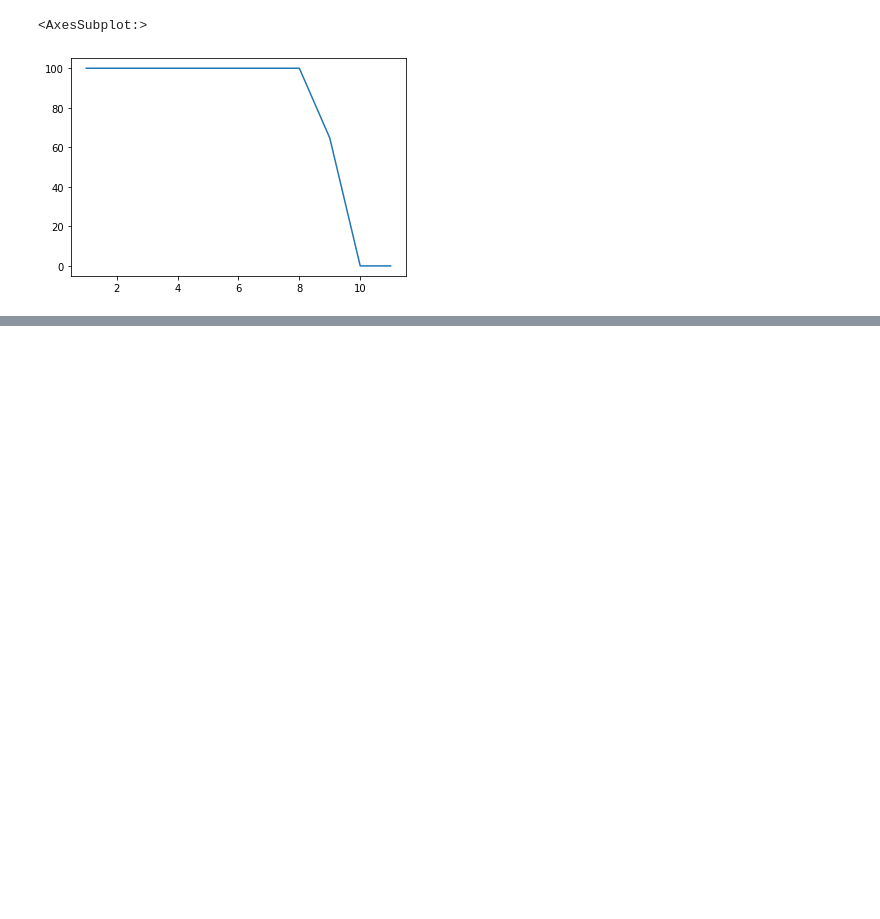
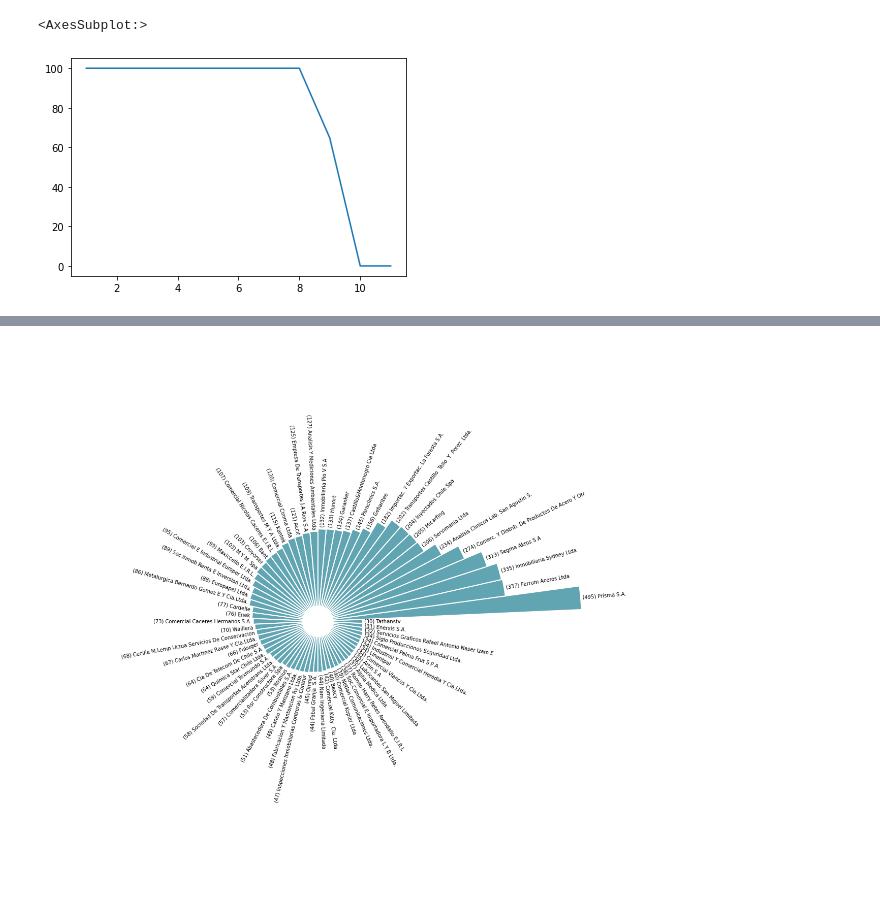
Before and after one commit to melipass/umayor-business-intelligence, a Jupyter notebook: tarea-1b/1 - Testing.ipynb, the cells around one changed output, grey strips where cells are left out. Saved outputs shown, nothing was run; the diff lists cells and outputs as text; code cells hidden in the pictures; blank space fills up the shorter version.

Commit message:
Several new queries and plots regarding sales, customers and product data.

```diff
--- a/tarea-1b/1 - Testing.ipynb
+++ b/tarea-1b/1 - Testing.ipynb
@@ -280,0 +288,5 @@ cumplimiento["Porcentaje de cumplimiento"].plot(kind="line")
+# %%
+pedidos_clientes = send_query("""Select cliente.nombre NOMBRE, COUNT(boleta."id") PEDIDOS
+from boleta INNER JOIN cliente
+ON cliente."id" = boleta.id_cliente
+GROUP BY cliente.nombre""")
@@ -280,0 +295,67 @@ cumplimiento["Porcentaje de cumplimiento"].plot(kind="line")
+# %%
+pedidos_clientes = pedidos_clientes.sort_values(by=['PEDIDOS'], ascending=False).head(70)
+# %%
+
+
+plt.figure(figsize=(30,20))
+ax = plt.subplot(111, polar=True)
+plt.axis('off')
+
+# Constants = parameters controling the plot layout:
+upperLimit = 100
+lowerLimit = 30
+labelPadding = 4
+
+# Compute max and min in the dataset
+max = pedidos_clientes['PEDIDOS'].max()
+
+# Let's compute heights: they are a conversion of each item value in those new coordinates
+# In our example, 0 in the dataset will be converted to the lowerLimit (10)
+# The maximum will be converted to the upperLimit (100)
+slope = (max - lowerLimit) / max
+heights = slope * pedidos_clientes.PEDIDOS + lowerLimit
+
+# Compute the width of each bar. In total we have 2*Pi = 360°
+width = 2*np.pi / len(pedidos_clientes.index)
+
+# Compute the angle each bar is centered on:
+indexes = list(range(1, len(pedidos_clientes.index)+1))
+angles = [element * width for element in indexes]
+
+# Draw bars
+bars = ax.bar(
+    x=angles,
+    height=heights,
+    width=width,
+    bottom=lowerLimit,
+    linewidth=2,
+    edgecolor="white",
+    color="#61a4b2",
+)
+
+
+# Add labels
+for bar, angle, height, label, pedidos in zip(bars,angles, heights, pedidos_clientes["NOMBRE"], pedidos_clientes["PEDIDOS"]):
+
+    # Labels are rotated. Rotation must be specified in degrees :(
+    rotation = np.rad2deg(angle)
+
+    # Flip some labels upside down
+    alignment = ""
+    if angle >= np.pi/2 and angle < 3*np.pi/2:
+        alignment = "right"
+        rotation = rotation + 180
+    else:
+        alignment = "left"
+
+    # Finally add the labels
+    ax.text(
+        x=angle,
+        y=lowerLimit + bar.get_height() + labelPadding,
+        s="(" + str(pedidos) + ") " + label[0:46],
+        ha=alignment,
+        va='center',
+        rotation=rotation,
+        rotation_mode="anchor")
+# %% [output]
+[figure, added]
```
Also changed, not shown: parts of 19 cells of this notebook, 1 other file.
